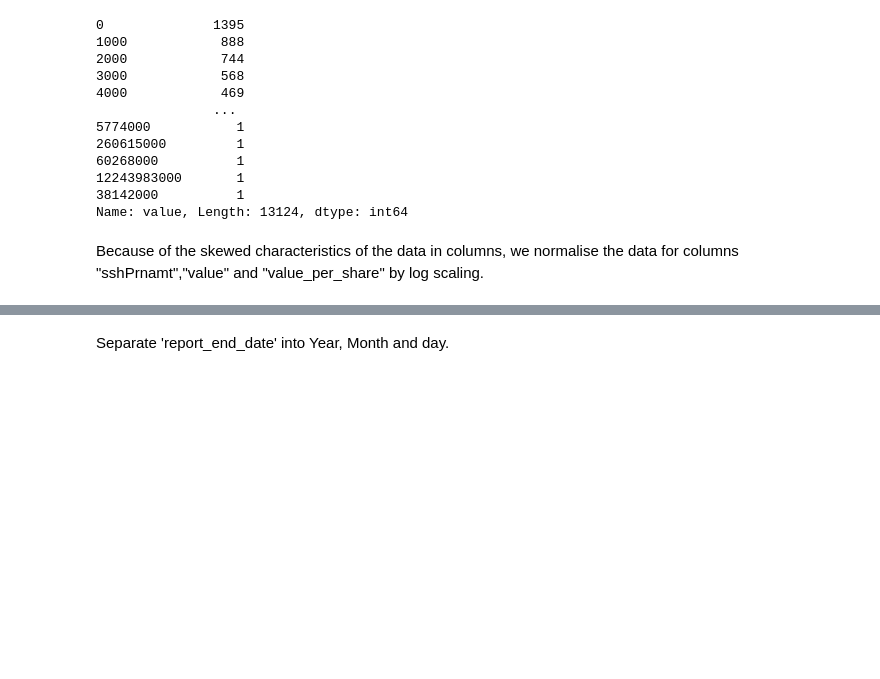
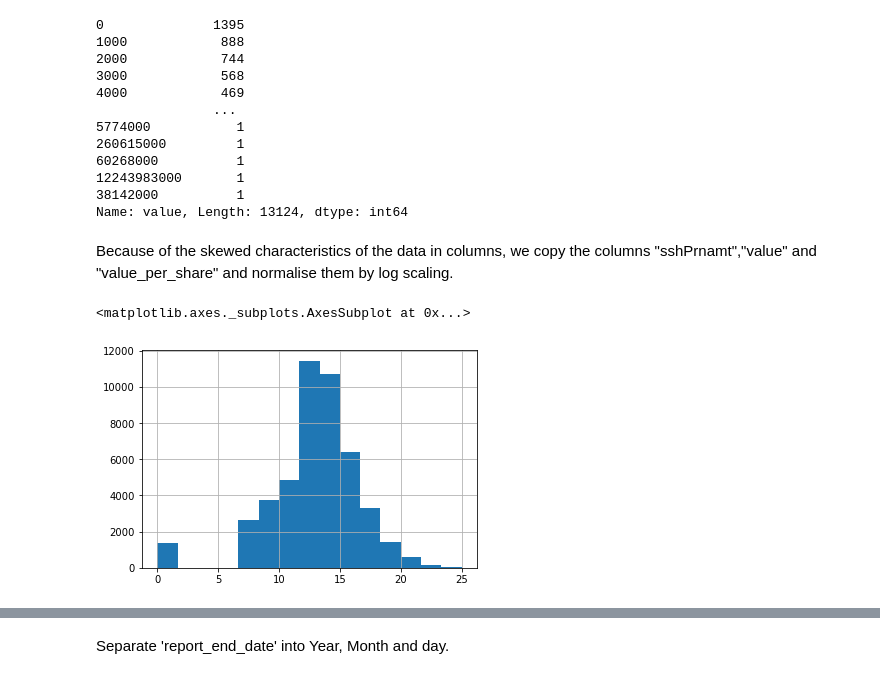
Before and after one commit to lgov/kul_mda_barbados, a Jupyter notebook: exploratory/exploratory_data_analysis.ipynb, the cells around one changed output, grey strips where cells are left out. Saved outputs shown, nothing was run; the diff lists cells and outputs as text; code cells hidden in the pictures; blank space fills up the shorter version.

```diff
--- a/exploratory/exploratory_data_analysis.ipynb
+++ b/exploratory/exploratory_data_analysis.ipynb
@@ -232,5 +212,11 @@ df['value'].value_counts()
 38142000          1
 Name: value, Length: 13124, dtype: int64
 # %% [markdown]
-Because of the skewed characteristics of the data in columns, we normalise the data for columns "sshPrnamt","value" and "value_per_share" by log scaling.
+Because of the skewed characteristics of the data in columns, we copy the columns "sshPrnamt","value" and "value_per_share" and normalise them by log scaling.
+# %%
+df['value_log'] = df['value'].apply(lambda x: np.log(x) if x != 0 else 0)
+df['value_log'].hist(bins=15)
+# %% [output]
+<matplotlib.axes._subplots.AxesSubplot at 0x...>
+[figure, added]
 # %%
```
Also changed, not shown: parts of 21 cells of this notebook.
